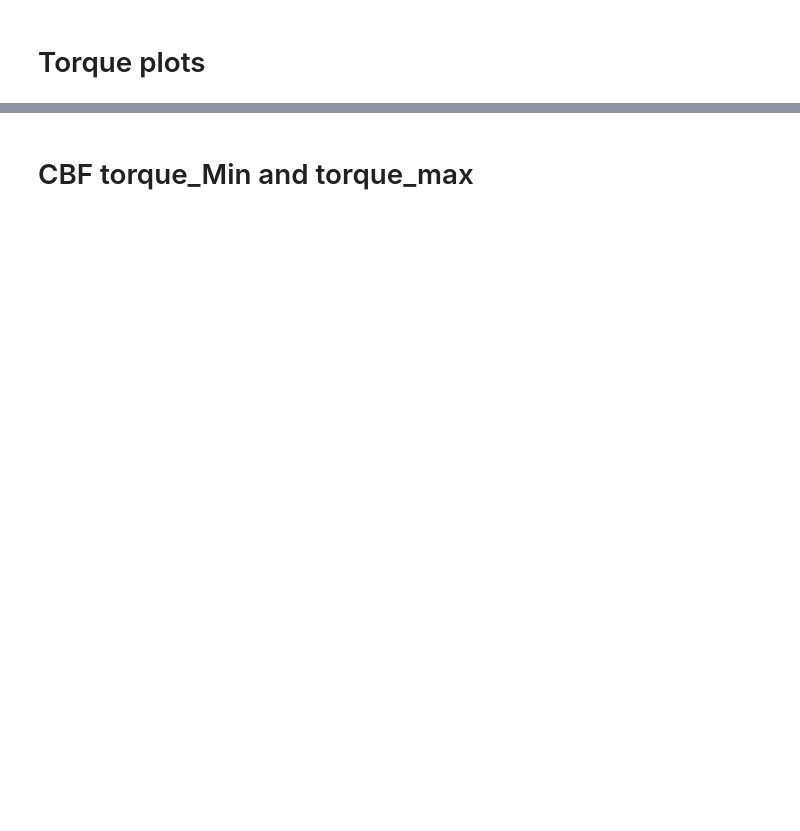
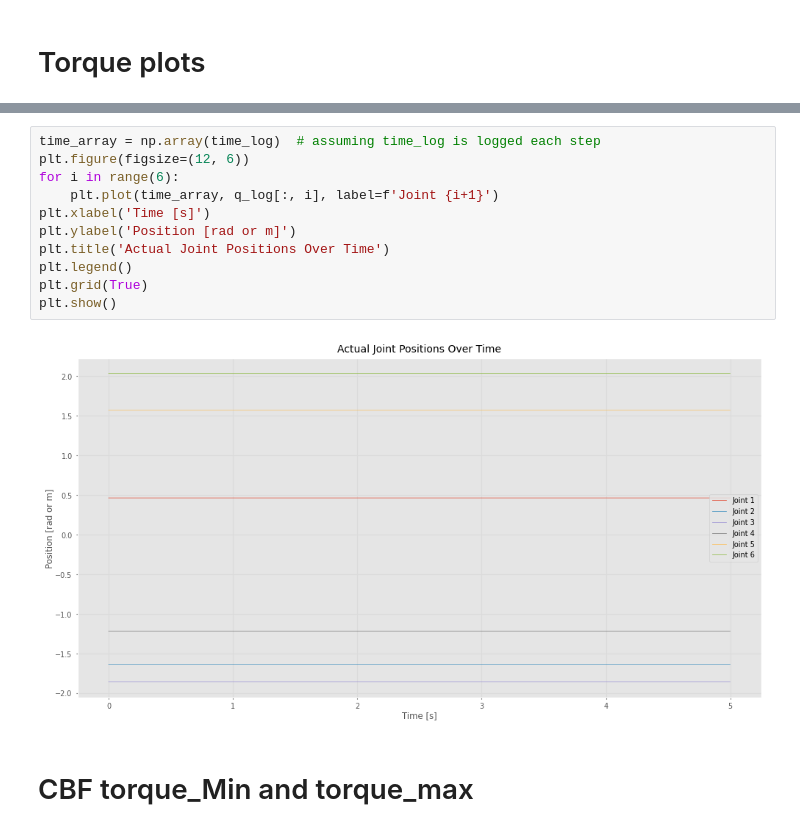
Before and after one commit to viktorsandersen/Thesis-sims, a Jupyter notebook: Admittance_controller_using_torque_actuators.ipynb, the cells around one changed output, grey strips where cells are left out. Saved outputs shown, nothing was run; the diff lists cells and outputs as text; blank space fills up the shorter version.

```diff
--- a/Admittance_controller_using_torque_actuators.ipynb
+++ b/Admittance_controller_using_torque_actuators.ipynb
@@ -744,3 +967,16 @@ plt.show()
+# %%
+time_array = np.array(time_log)  # assuming time_log is logged each step
+plt.figure(figsize=(12, 6))
+for i in range(6):
+    plt.plot(time_array, q_log[:, i], label=f'Joint {i+1}')
+plt.xlabel('Time [s]')
+plt.ylabel('Position [rad or m]')
+plt.title('Actual Joint Positions Over Time')
+plt.legend()
+plt.grid(True)
+plt.show()
+# %% [output]
+[figure, added]
 # %% [markdown]
 # CBF torque_Min and torque_max
 # %%
```
Also changed, not shown: parts of 21 cells of this notebook.
